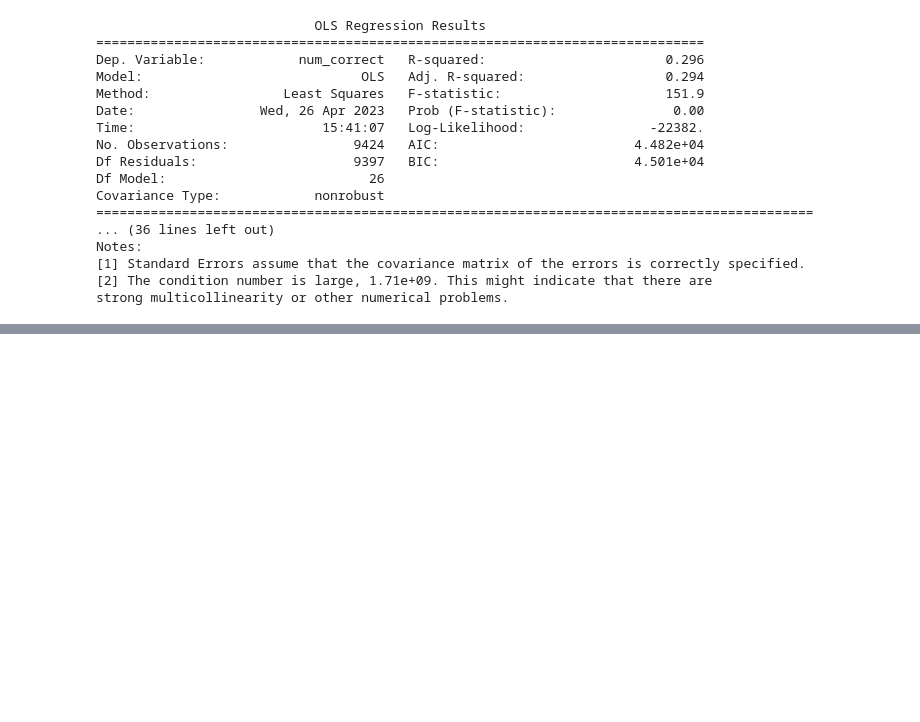
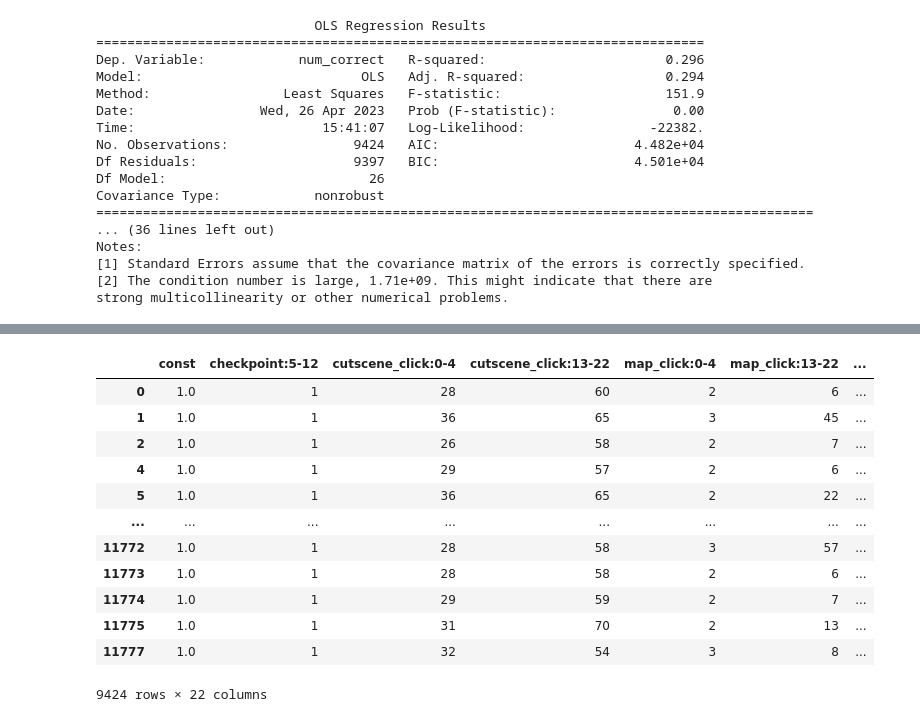
Before and after one commit to krishnaShreedhar/psp, a Jupyter notebook: src/notebooks/eda_agg_data.ipynb, the cells around one changed output, grey strips where cells are left out. Saved outputs shown, nothing was run; the diff lists cells and outputs as text; code cells hidden in the pictures; blank space fills up the shorter version.

Commit message:
Update eda_agg_data.ipynb - add Keras model - add RandomForest model

```diff
--- a/src/notebooks/eda_agg_data.ipynb
+++ b/src/notebooks/eda_agg_data.ipynb
@@ -152,13 +152,14 @@ list_checkpoint_agg = [
 list_checkpoint_agg.sort()
 
 list_q = [f"q{x}" for x in range(1, 19)]
-list_q.append('num_correct')
+
+list_num_correct = ['num_correct']
 
 
 list_agg = [x for x in list_agg if x not in list_null_cols]
 list_checkpoint_agg = [x for x in list_checkpoint_agg if x not in list_null_cols]
 
-list_cols = list_id + list_agg + list_checkpoint_agg + list_q
+list_cols = list_id + list_agg + list_checkpoint_agg + list_q + list_num_correct
 # %%
 len(list_cols)
 # %% [output]
@@ -287,0 +325,30 @@ strong multicollinearity or other numerical problems.
+# %%
+def get_list_significant_features(model):
+    dict_pvals = dict(model.pvalues)
+    display(dict_pvals)
+
+    # Set significance level to reject NULL Hypothesis
+    significance_level = 0.05
+    significant_vars = {var: pval for var, pval in dict_pvals.items() if pval <= significance_level}
+
+    display(significant_vars)
+
+    list_significant_features = [var for var, pval in dict_pvals.items() if pval <= significance_level and var != 'const']
+
+    return list_significant_features
+# %%
+# Use only pvalue based selected features
+list_significant_features = get_list_significant_features(model)
+
+# define predictor and response variables
+y = df_temp[col_y]
+x = df_temp[list_significant_features]
+
+# add constant to predictor variables
+x = sm.add_constant(x)
+
+# fit linear regression model
+model_sig = sm.GLM(y, x).fit()
+
+# view model summary
+print(model_sig.summary())
@@ -287,0 +407,16 @@ strong multicollinearity or other numerical problems.
+# %%
+x
+# %% [output]
+|  | const | checkpoint:5-12 | cutscene_click:0-4 | cutscene_click:13-22 | map_click:0-4 | map_click:13-22 | ... |
+| 0 | 1.0 | 1 | 28 | 60 | 2 | 6 | ... |
+| 1 | 1.0 | 1 | 36 | 65 | 3 | 45 | ... |
+| 2 | 1.0 | 1 | 26 | 58 | 2 | 7 | ... |
+| 4 | 1.0 | 1 | 29 | 57 | 2 | 6 | ... |
+| 5 | 1.0 | 1 | 36 | 65 | 2 | 22 | ... |
+| ... | ... | ... | ... | ... | ... | ... | ... |
+| 11772 | 1.0 | 1 | 28 | 58 | 3 | 57 | ... |
+| 11773 | 1.0 | 1 | 28 | 58 | 2 | 6 | ... |
+| 11774 | 1.0 | 1 | 29 | 59 | 2 | 7 | ... |
+| 11775 | 1.0 | 1 | 31 | 70 | 2 | 13 | ... |
+| 11777 | 1.0 | 1 | 32 | 54 | 3 | 8 | ... |
+9424 rows × 22 columns
```
Also changed, not shown: parts of 26 cells of this notebook.
